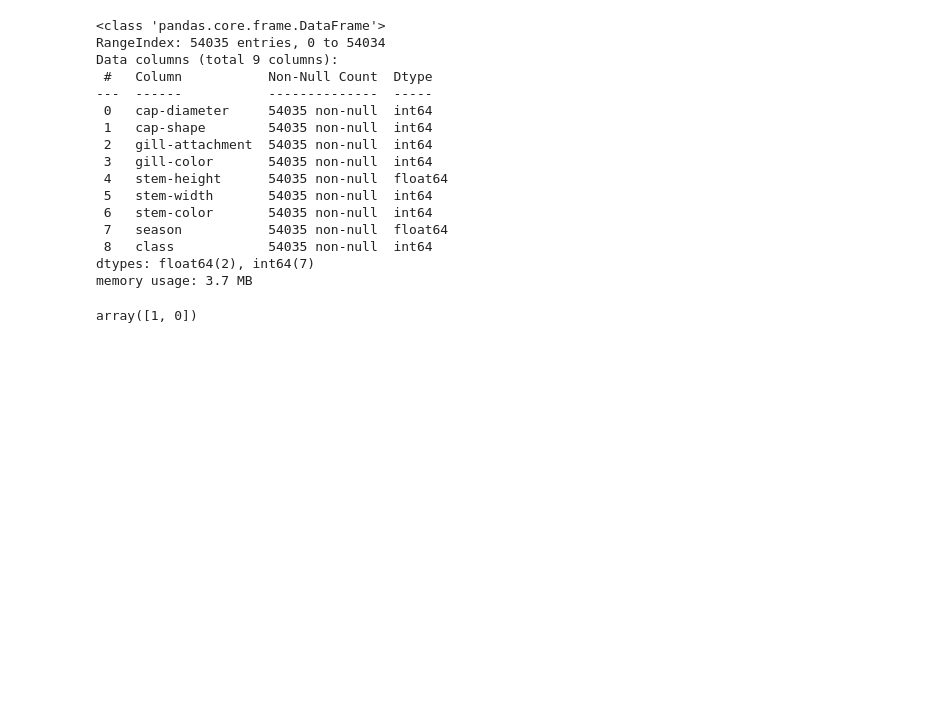
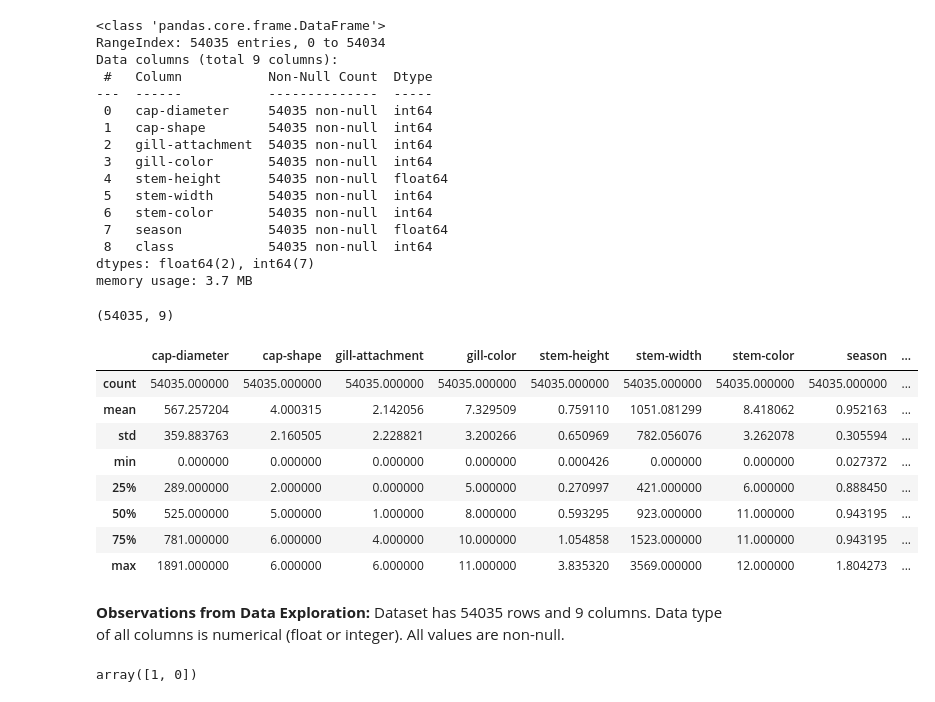
Before and after one commit to salianbharat/BE_DS_Assignment, a Jupyter notebook: Naive_Bayes__Mashroom.ipynb, the cells around one changed output. Cells and saved outputs as stored; diff of their text form; code cells hidden in the pictures; blank space fills up the shorter version.

```diff
--- a/Naive_Bayes__Mashroom.ipynb
+++ b/Naive_Bayes__Mashroom.ipynb
@@ -45,6 +45,27 @@ Data columns (total 9 columns):
  8   class            54035 non-null  int64
 dtypes: float64(2), int64(7)
 memory usage: 3.7 MB
+# %%
+mashroom.shape
+# %% [output]
+(54035, 9)
+# %%
+mashroom.describe()
+# %% [output]
+|  | cap-diameter | cap-shape | gill-attachment | gill-color | stem-height | stem-width | stem-color | season | ... |
+| count | 54035.000000 | 54035.000000 | 54035.000000 | 54035.000000 | 54035.000000 | 54035.000000 | 54035.000000 | 54035.000000 | ... |
+| mean | 567.257204 | 4.000315 | 2.142056 | 7.329509 | 0.759110 | 1051.081299 | 8.418062 | 0.952163 | ... |
+| std | 359.883763 | 2.160505 | 2.228821 | 3.200266 | 0.650969 | 782.056076 | 3.262078 | 0.305594 | ... |
+| min | 0.000000 | 0.000000 | 0.000000 | 0.000000 | 0.000426 | 0.000000 | 0.000000 | 0.027372 | ... |
+| 25% | 289.000000 | 2.000000 | 0.000000 | 5.000000 | 0.270997 | 421.000000 | 6.000000 | 0.888450 | ... |
+| 50% | 525.000000 | 5.000000 | 1.000000 | 8.000000 | 0.593295 | 923.000000 | 11.000000 | 0.943195 | ... |
+| 75% | 781.000000 | 6.000000 | 4.000000 | 10.000000 | 1.054858 | 1523.000000 | 11.000000 | 0.943195 | ... |
+| max | 1891.000000 | 6.000000 | 6.000000 | 11.000000 | 3.835320 | 3569.000000 | 12.000000 | 1.804273 | ... |
+# %% [markdown]
+**Observations from Data Exploration:**
+Dataset has 54035 rows and 9 columns.
+Data type of all columns is numerical (float or integer).
+All values are non-null.
 # %%
 mashroom['class'].unique()
 # %% [output]
```
